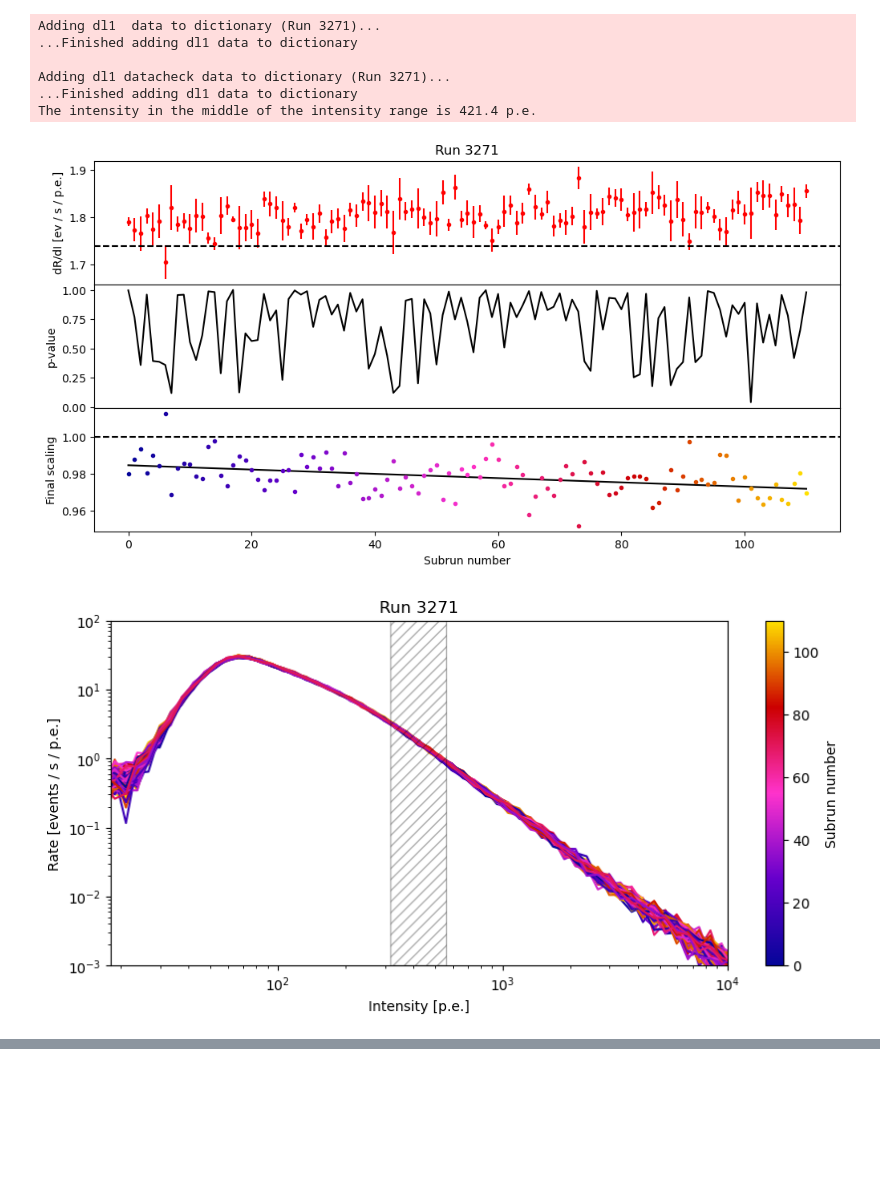
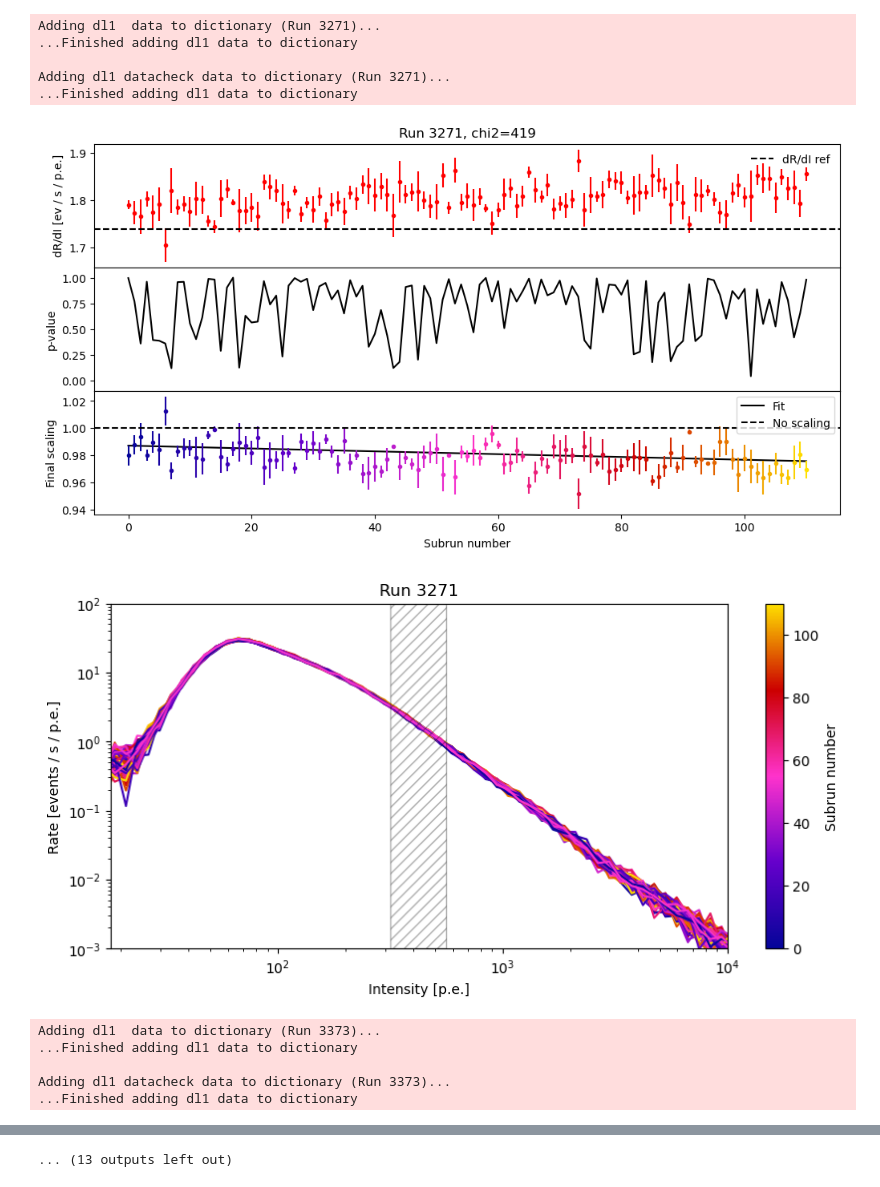
Before and after one commit to juanjq/cherenkov_transparency_corrections, a Jupyter notebook: data_processing_srunwise/notebook_6_analysis_results.ipynb, the cells around one changed output, grey strips where cells are left out. Cells and saved outputs as stored; diff of their text form; code cells hidden in the pictures; blank space fills up the shorter version.

```diff
--- a/data_processing_srunwise/notebook_6_analysis_results.ipynb
+++ b/data_processing_srunwise/notebook_6_analysis_results.ipynb
@@ -83,8 +83,10 @@ p1a, p1b, p1c = -2.89253919, 0.99443581, -0.34013068
 
 # Standard paths for data in the IT cluster ---------
 root_dl1 = "/fefs/aswg/data/real/DL1/*/v0.*/tailcut84/"
-root_rfs = "/fefs/aswg/data/models/AllSky/20230901_v0.10.4_allsky_base_prod/"
-root_mcs = "/fefs/aswg/data/mc/DL2/AllSky/20230901_v0.10.4_allsky_base_prod/TestingDataset/"
+# root_rfs = "/fefs/aswg/data/models/AllSky/20240131_allsky_v0.10.5_all_dec_base/"
+root_rfs = "/fefs/aswg/data/models/AllSky/20230927_v0.10.4_crab_tuned/"
+# root_mcs = "/fefs/aswg/data/mc/DL2/AllSky/20240131_allsky_v0.10.5_all_dec_base/TestingDataset/"
+root_mcs = "/fefs/aswg/data/mc/DL2/AllSky/20230927_v0.10.4_crab_tuned/TestingDataset/"
 
 # Root path of this script
 root = os.getcwd() + "/"
@@ -117,7 +119,7 @@ aa = glob.glob(root_final_results + "*")
 dict_general_results = {}
 all_values_scaling = []
 
-for i in range(len(aa))[:1]:
+for i in range(len(aa))[:]:
     a = aa[i]
 
     with open(a, 'rb') as f:
@@ -187,7 +189,6 @@ for i in range(len(aa))[:1]:
 
     # Pivot intensity for decorrelation
     ref_intensity = (limits_intensity[0] * limits_intensity[1]) ** 0.5
-    logger.info(f"The intensity in the middle of the intensity range is {ref_intensity:.1f} p.e.")
 
     ########################################################
     # Reading the binning from the datacheck ---------------
@@ -244,6 +245,7 @@ for i in range(len(aa))[:1]:
     run_num = _dict_results_["run"]
     a1 = np.array([_dict_results_["final_scaling_interpolated"][srun] for srun in sruns_array])
     a2 = np.array([_dict_results_["final_scaling"][srun] for srun in sruns_array])
+    delta_a2 = np.array([_dict_results_["delta_final_scaling"][srun] for srun in sruns_array])
     p0 = np.array([_dict_results_["p0"]["original"][srun] for srun in sruns_array])
     pvalues = np.array([_dict_results_["pvalue"]["original"][srun] for srun in sruns_array])
     delta_p0 = np.array([_dict_results_["delta_p0"]["original"][srun] for srun in sruns_array])
@@ -259,51 +261,59 @@ for i in range(len(aa))[:1]:
 
     ax2.set_ylabel("p-value")
     ax2.plot(sruns_array, pvalues, c="k")
+    ax2.set_ylim(-0.1, 1.1)
 
-    ax3.plot(sruns_array, a1, c="k")
+    ax3.plot(sruns_array, a1, c="k", label="Fit")
     colors = plotting.get_colors_multiplot(sruns_array)
     for i in range(len(sruns_array)):
-        ax3.plot(sruns_array[i], a2[i], ls="", marker=".", c=colors[i])
-    ax3.axhline(1, color="k", ls="--")
+        ax3.errorbar(sruns_array[i], a2[i], yerr=delta_a2[i], ls="", marker=".", c=colors[i])
+    ax3.axhline(1, color="k", ls="--", label="No scaling")
     ax3.set_xlabel("Subrun number")
     ax3.set_ylabel("Final scaling")
 
-    ax1.set_title(f"Run {run_num}")
+    ax1.set_title(f"Run {run_num}, chi2={chi2:.0f}")
+    ax1.legend(loc=1, frameon=False)
+    ax3.legend(loc=1)
     plt.subplots_adjust(wspace=0, hspace=0)
+    plt.savefig(f"plots/profiles_{run_number}.png", bbox_inches="tight", dpi=300)
     plt.show()
 
 
     bins_space = np.linspace(limits_intensity[0] - 100, limits_intensity[1] + 200, 100)
 
     fig, ax = plt.subplots(1, 1, figsize=(10, 4.5))
 
     colors = plotting.get_colors_multiplot(sruns_array)
     for i in range(len(dcheck_rates)):
         ax.plot(dcheck_intensity_binning_centers, dcheck_rates[i][0], color=colors[i], zorder=np.random.rand())
 
     cmap = plotting.create_cmap_from_colors(plotting.default_colors)
     plotting.plot_colorbar(fig, ax, range(len(dcheck_rates)), cmap=cmap, label="Subrun number")
 
     intensity_sample = np.linspace(limits_intensity[0] / 1.3, limits_intensity[1] * 1.5, 100)
     ax.axvspan(limits_intensity[0], limits_intensity[1], alpha=0.3, ls="-", facecolor="none", hatch="///", edgecolor="k")
 
     ax.set_xlabel("Intensity [p.e.]")
     ax.set_ylabel("Rate [events / s / p.e.]")
     ax.loglog()
     ax.set_xlim(1.8e1, 1e4)
     ax.set_ylim(1e-3, 1e2)
     ax.set_title(f"Run {run_num}")
 
-    # plt.savefig(f"plots/total.png", bbox_inches="tight", dpi=300)
+    plt.savefig(f"plots/spectrums_{run_number}.png", bbox_inches="tight", dpi=300)
     plt.show()
 
 all_values_scaling = np.array(all_values_scaling)
 # %% [output]
 Adding dl1  data to dictionary (Run 3271)...
 ...Finished adding dl1 data to dictionary
 
 Adding dl1 datacheck data to dictionary (Run 3271)...
 ...Finished adding dl1 data to dictionary
-The intensity in the middle of the intensity range is 421.4 p.e.
-[figure, old version]
+[figure, new version]
-[figure, old version]
+[figure, new version]
+Adding dl1  data to dictionary (Run 3373)...
+...Finished adding dl1 data to dictionary
+
+Adding dl1 datacheck data to dictionary (Run 3373)...
+...Finished adding dl1 data to dictionary
@@ -310,3 +336,4 @@ The intensity in the middle of the intensity range is 421.4 p.e.
+... (13 outputs left out)
 # %%
 fig, ax = plt.subplots(1, 1, figsize=(8, 4))
 ax.hist((all_values_scaling-1) * 100, bins=np.linspace(-10, 18, 70), color="royalblue")
```
Also changed, not shown: parts of 7 cells of this notebook, 9 other files.
